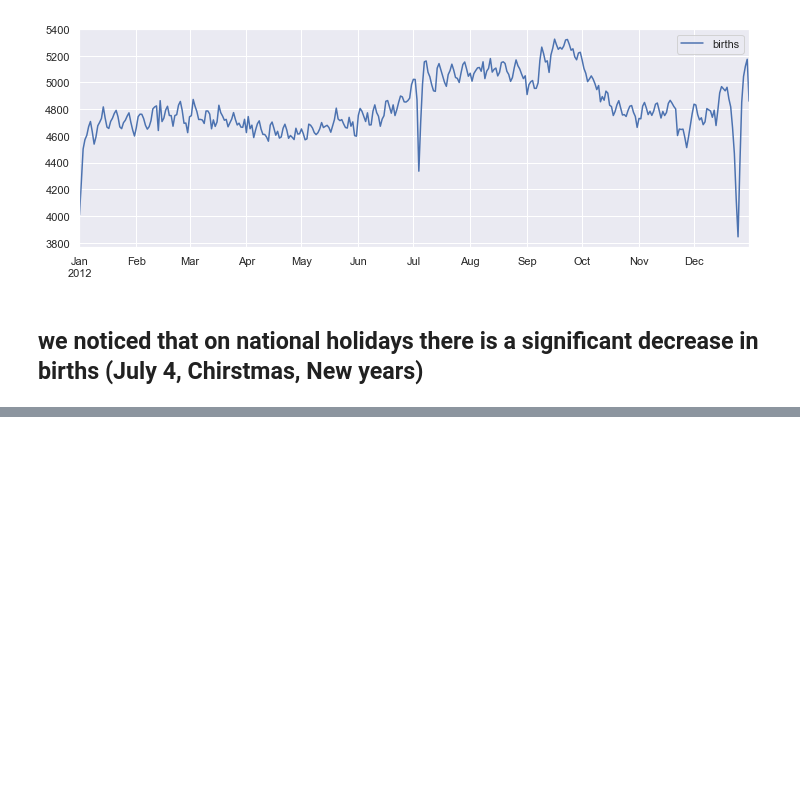
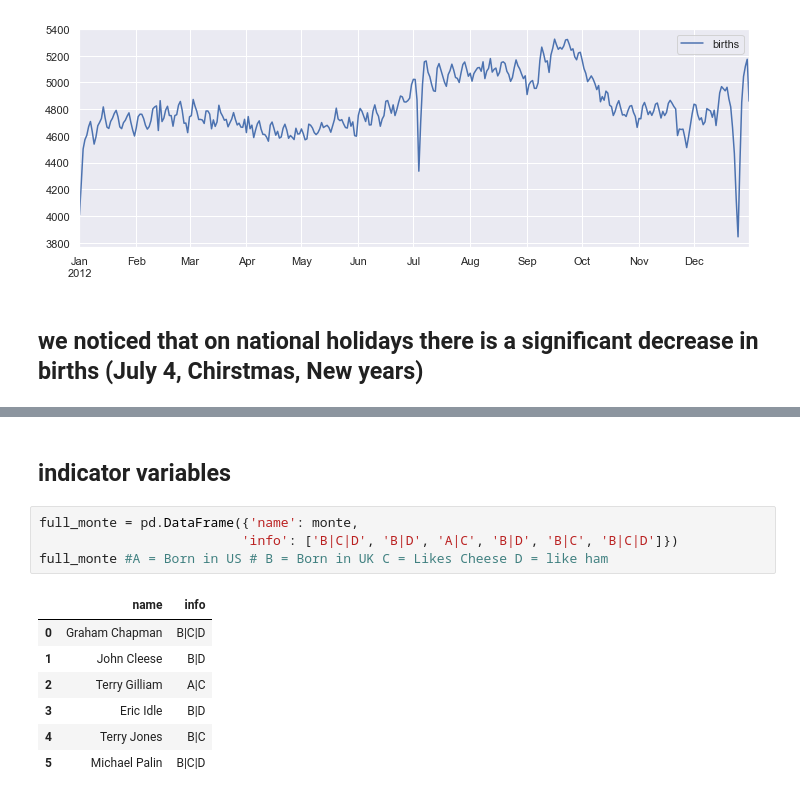
Before and after one commit to davejscott/PythonDataScience, a Jupyter notebook: PandasDataManipulation.ipynb, the cells around one changed output, grey strips where cells are left out. Drawn from its saved outputs; the diff is of its cells as text; blank space fills up the shorter version.

```diff
--- a/PandasDataManipulation.ipynb
+++ b/PandasDataManipulation.ipynb
@@ -2738,0 +2868,14 @@ births_by_date.plot(ax=ax);
+# %% [markdown]
+## indicator variables
+# %%
+full_monte = pd.DataFrame({'name': monte,
+                          'info': ['B|C|D', 'B|D', 'A|C', 'B|D', 'B|C', 'B|C|D']})
+full_monte #A = Born in US # B = Born in UK C = Likes Cheese D = like ham
+# %% [output]
+|  | name | info |
+| 0 | Graham Chapman | B|C|D |
+| 1 | John Cleese | B|D |
+| 2 | Terry Gilliam | A|C |
+| 3 | Eric Idle | B|D |
+| 4 | Terry Jones | B|C |
+| 5 | Michael Palin | B|C|D |
```
Also changed, not shown: parts of 70 cells of this notebook.
